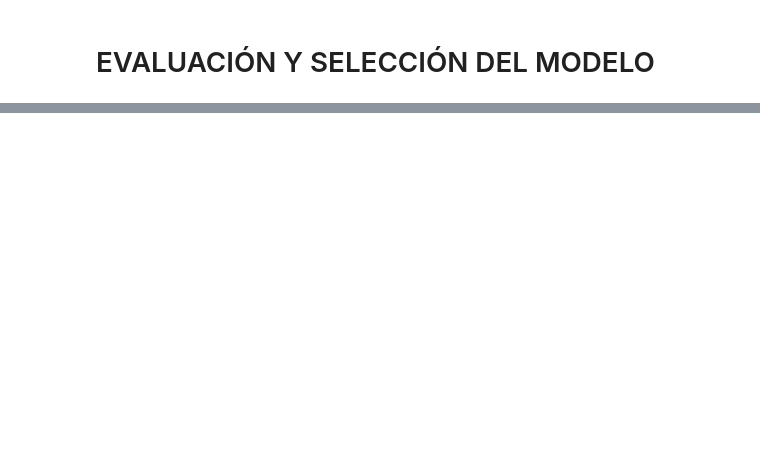
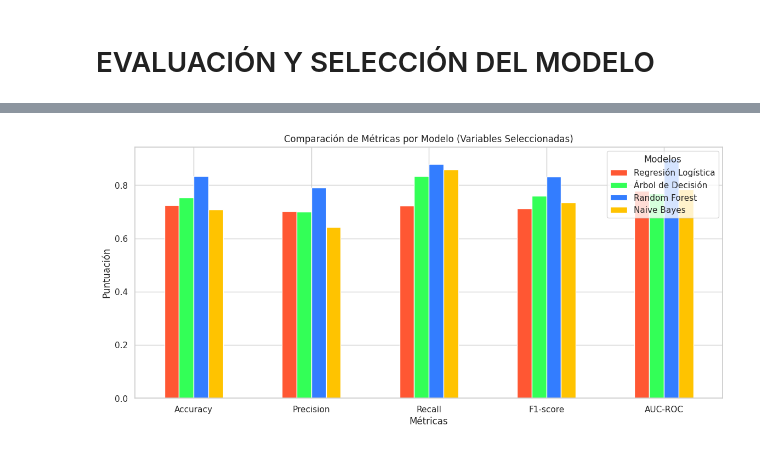
Before and after one commit to JulioVargas104/Inmersi-nDeDatos, a Jupyter notebook: Banco_de_Crédito_Alemán.ipynb, the cells around one changed output, grey strips where cells are left out. Drawn from its saved outputs; the diff is of its cells as text; code cells hidden in the pictures; blank space fills up the shorter version.

```diff
--- a/Banco_de_Crédito_Alemán.ipynb
+++ b/Banco_de_Crédito_Alemán.ipynb
@@ -474,0 +612,87 @@ visualiza_resultados()
+# %%
+# prompt: Seleccionar sólo algunas variables y reevaluar los modelos.
+
+def crea_modelos_selected():
+    global df_banco, resultados
+
+    y = df_banco['default']
+    # Seleccionar variables relevantes
+    X = df_banco[['account_check_status', 'credit_history', 'purpose',
+                  'savings', 'present_emp_since', 'property', 'housing',
+                  'job', 'telephone', 'foreign_worker']]
+
+    # Aplicar SMOTE para balancear las clases
+    smote = SMOTE(random_state=77)
+    X_res, y_res = smote.fit_resample(X, y)
+
+    train_x, test_x, train_y, test_y = train_test_split(X_res, y_res, test_size=0.30, random_state=77)
+
+    models = {
+        'Regresión Logística': LogisticRegression(),
+        'Árbol de Decisión': DecisionTreeClassifier(),
+        'Random Forest': RandomForestClassifier(),
+        'Naive Bayes': GaussianNB()
+    }
+
+    results = {'Model': [], 'Accuracy': [], 'Precision': [], 'Recall': [], 'F1-score': [], 'AUC-ROC': []}
+
+    for name, model in models.items():
+        model.fit(train_x, train_y)
+        predictions = model.predict(test_x)
+        accuracy = accuracy_score(test_y, predictions)
+        precision = precision_score(test_y, predictions)
+        recall = recall_score(test_y, predictions)
+        f1 = f1_score(test_y, predictions)
+        if hasattr(model, "predict_proba"):
+            proba = model.predict_proba(test_x)
+            roc_auc = roc_auc_score(test_y, proba[:, 1])
+        else:
+            roc_auc = None
+
+        results['Model'].append(name)
+        results['Accuracy'].append(accuracy)
+        results['Precision'].append(precision)
+        results['Recall'].append(recall)
+        results['F1-score'].append(f1)
+        results['AUC-ROC'].append(roc_auc)
+
+    resultados = results
+
+# Ejecutar la función para crear modelos con variables seleccionadas
+crea_modelos_selected()
+
+# Mostrar los resultados
+for i, model in enumerate(resultados['Model']):
+    print(model)
+    print('Accuracy:', resultados['Accuracy'][i])
+    print('Precision:', resultados['Precision'][i])
+    print('Recall:', resultados['Recall'][i])
+    print('F1-score:', resultados['F1-score'][i])
+    print('AUC-ROC:', resultados['AUC-ROC'][i])
+    print('\n')
+
+# Visualizar resultados
+def visualiza_resultados():
+    global df_banco, resultados
+    results_df = pd.DataFrame(resultados)
+    results_df.set_index('Model', inplace=True)
+
+    # Transponer el DataFrame para facilitar la representación
+    results_df = results_df.T
+    colors = ['#FF5733', '#33FF57', '#337DFF', '#FFC300']
+
+    # Ajustar el tamaño de la figura y añadir espacio para la leyenda
+    fig, ax = plt.subplots(figsize=(12, 6))
+    results_df.plot(kind='bar', ax=ax, colormap='viridis', rot=0, color=colors)
+
+    # Configurar el título y las etiquetas
+    plt.title('Comparación de Métricas por Modelo (Variables Seleccionadas)')
+    plt.xlabel('Métricas')
+    plt.ylabel('Puntuación')
+    plt.legend(title='Modelos')
+    plt.tight_layout(pad=2)  # Añadir padding para ajustar la leyenda
+
+    plt.show()
+
+visualiza_resultados()
+# %% [output]
@@ -474,0 +716 @@ visualiza_resultados()
+[figure, added]
```
Also changed, not shown: parts of 12 cells of this notebook.
